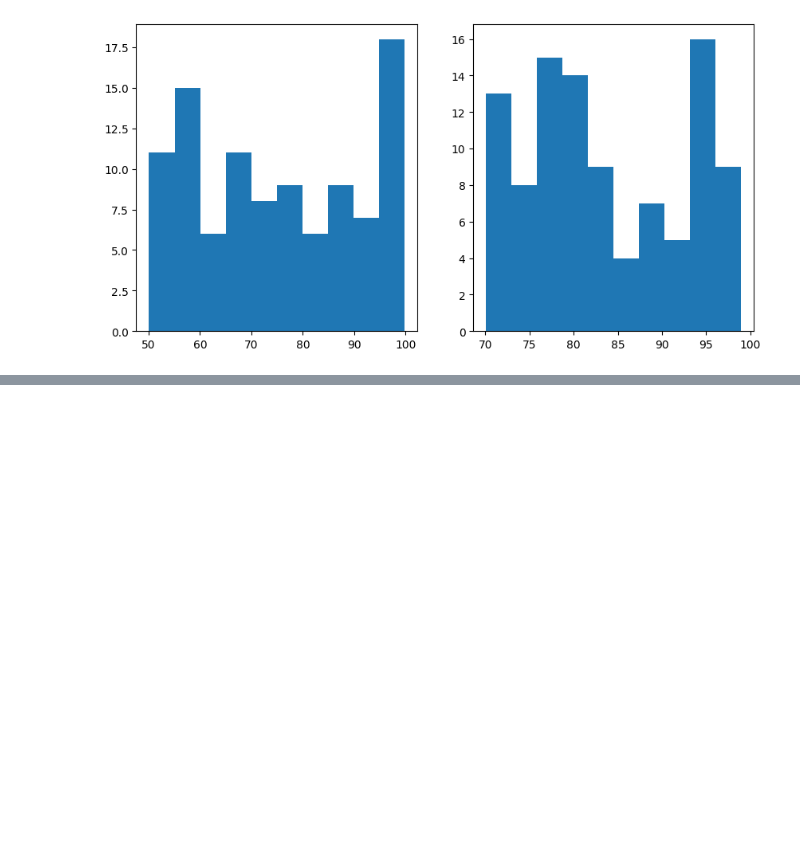
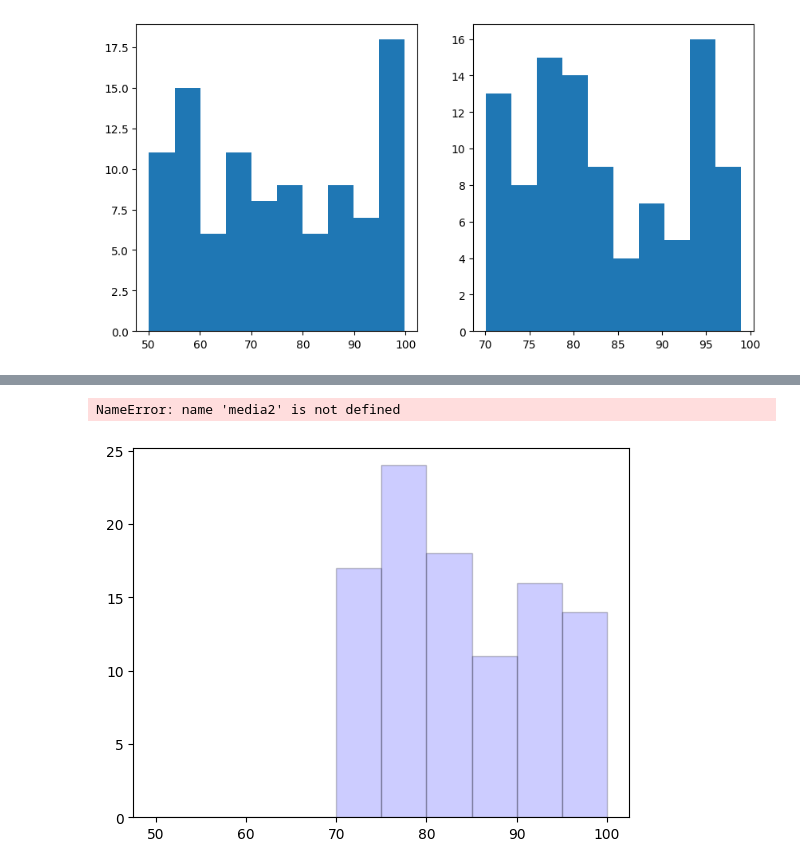
Before and after one commit to DIEGO-LEONEL-BARRON-SIMENTAL-ITD-hub/Probabilidad-y-Estad-stica, a Jupyter notebook: UNIDAD1/Práctica_1.ipynb, the cells around one changed output, grey strips where cells are left out. Cells and saved outputs as stored; diff of their text form; code cells hidden in the pictures; blank space fills up the shorter version.

```diff
--- a/UNIDAD1/Práctica_1.ipynb
+++ b/UNIDAD1/Práctica_1.ipynb
@@ -128,0 +154,13 @@ plt.show()
+# %%
+plt.hist(fabrica2, bins=rangos, alpha=0.2, color='b', edgecolor = "black")
+plt.axvline(media2, color='b', linestyle='dashed', linewidth=2, label='Media')
+plt.axvline(mediana2, color='r', linestyle='dashed', linewidth=2, label='Mediana')
+plt.axvline(moda2, color='y', linestyle='dashed', linewidth=2, label='Moda')
+plt.xlabel("Valor")
+plt.ylabel("Frecuencia")
+plt.title("Producción diaria de la fabrica 2")
+plt.legend()
+plt.show()
+# %% [output]
+NameError: name 'media2' is not defined
+[figure, added]
```
Also changed, not shown: parts of 3 cells of this notebook.
